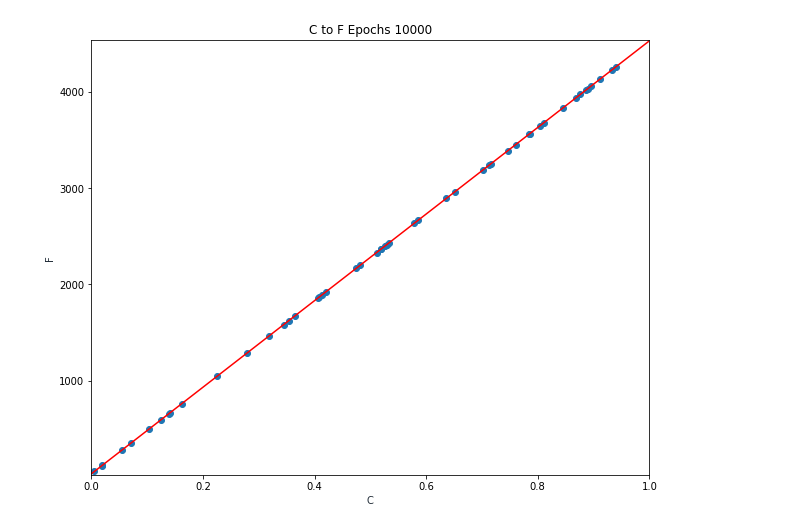
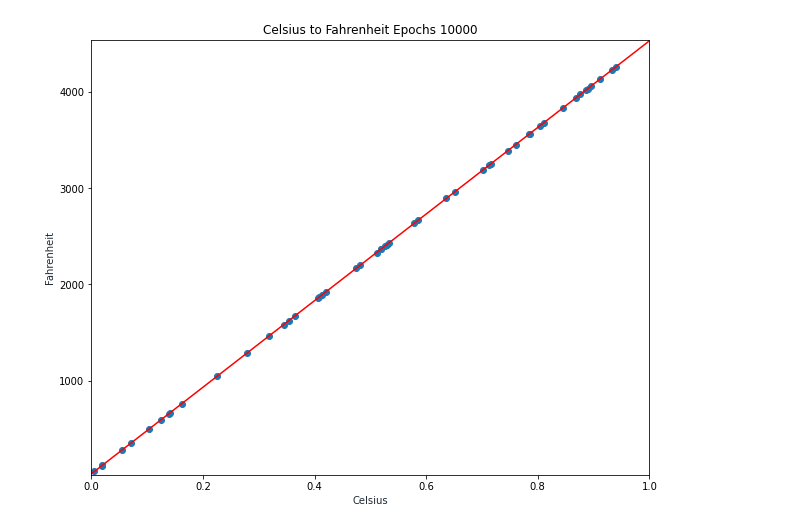
Before and after one commit to Rohan2002/Torch-Linear-Regression, a Jupyter notebook: LinearModel.ipynb, the cells around one changed output. Drawn from its saved outputs; the diff is of its cells as text; code cells hidden in the pictures.

```diff
--- a/LinearModel.ipynb
+++ b/LinearModel.ipynb
@@ -188,22 +188,22 @@ test_df["Fahrenheit"] = w * test_cel + b
 # %%
 points_to_display = 50
 
 plt.figure(figsize=((10, 8)))
 plt.xlim([0, 1])
 plt.ylim([test_df["Fahrenheit"].min() - 10, test_df["Fahrenheit"].max() + 10])
 
 plt.scatter(
     test_df["scaled_celsius"][:points_to_display],
     test_df["Fahrenheit"][:points_to_display],
 )
 y = w * x + b
-plt.plot(x, y, "-r", label=f"a")
+plt.plot(x, y, "-r")
 
-plt.title("C to F Epochs 10000")
-plt.xlabel("C", color="#1C2833")
-plt.ylabel("F", color="#1C2833")
+plt.title("Celsius to Fahrenheit Epochs 10000")
+plt.xlabel("Celsius", color="#1C2833")
+plt.ylabel("Fahrenheit", color="#1C2833")
 
 plt.show()
 # %% [output]
-[figure, old version]
+[figure, new version]
 [interactive output not drawn]
```
